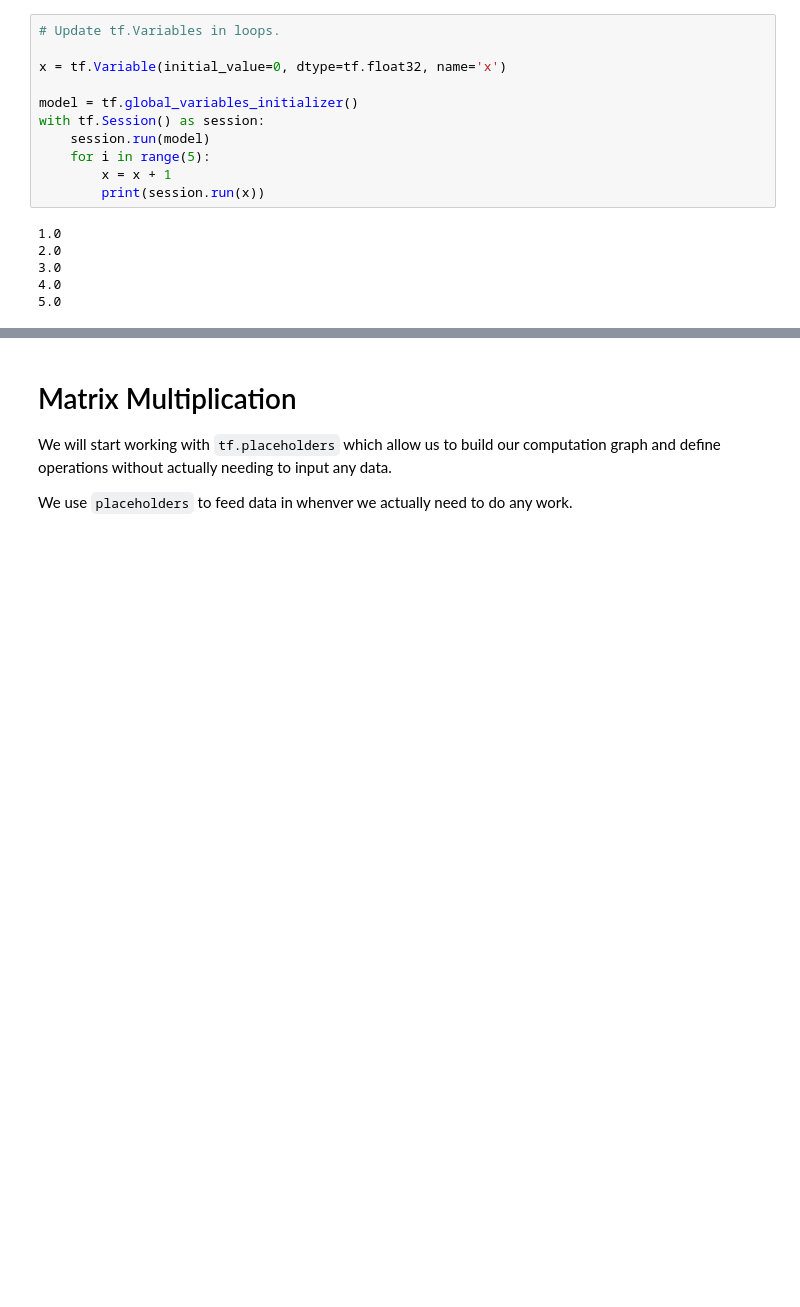
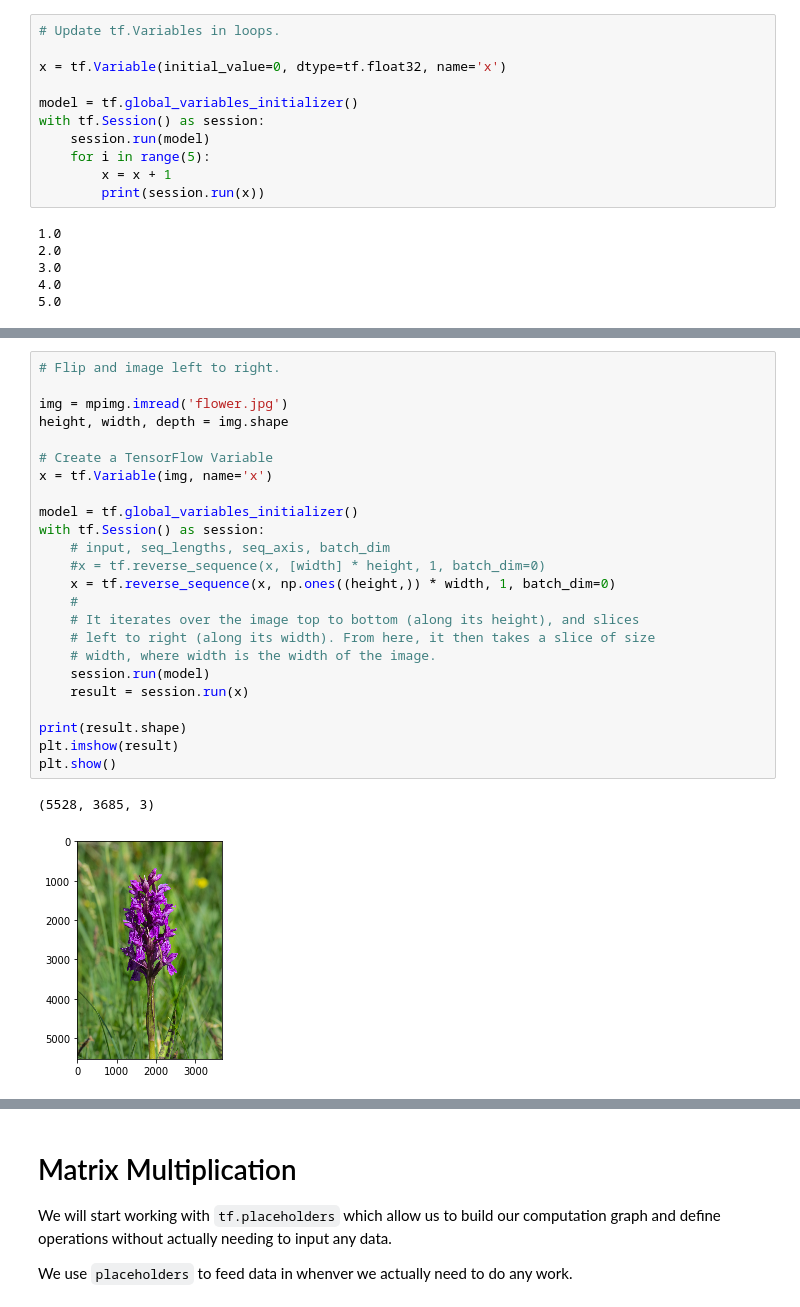
Before and after one commit to alejandrox1/numerical_computing, a Jupyter notebook: ML/supervised/00-frameworks/Tensorflow.ipynb, the cells around one changed output, grey strips where cells are left out. Saved outputs shown, nothing was run; the diff lists cells and outputs as text; blank space fills up the shorter version.

```diff
--- a/ML/supervised/00-frameworks/Tensorflow.ipynb
+++ b/ML/supervised/00-frameworks/Tensorflow.ipynb
@@ -120,0 +163,27 @@ Tensor("x_14:0", shape=(), dtype=float32)
+# %%
+# Flip and image left to right.
+
+img = mpimg.imread('flower.jpg')
+height, width, depth = img.shape
+
+# Create a TensorFlow Variable
+x = tf.Variable(img, name='x')
+
+model = tf.global_variables_initializer()
+with tf.Session() as session:
+    # input, seq_lengths, seq_axis, batch_dim
+    #x = tf.reverse_sequence(x, [width] * height, 1, batch_dim=0)
+    x = tf.reverse_sequence(x, np.ones((height,)) * width, 1, batch_dim=0)
+    #
+    # It iterates over the image top to bottom (along its height), and slices
+    # left to right (along its width). From here, it then takes a slice of size
+    # width, where width is the width of the image.
+    session.run(model)
+    result = session.run(x)
+
+print(result.shape)
+plt.imshow(result)
+plt.show()
+# %% [output]
+(5528, 3685, 3)
+[figure, added]
```
Also changed, not shown: parts of 14 cells of this notebook.
